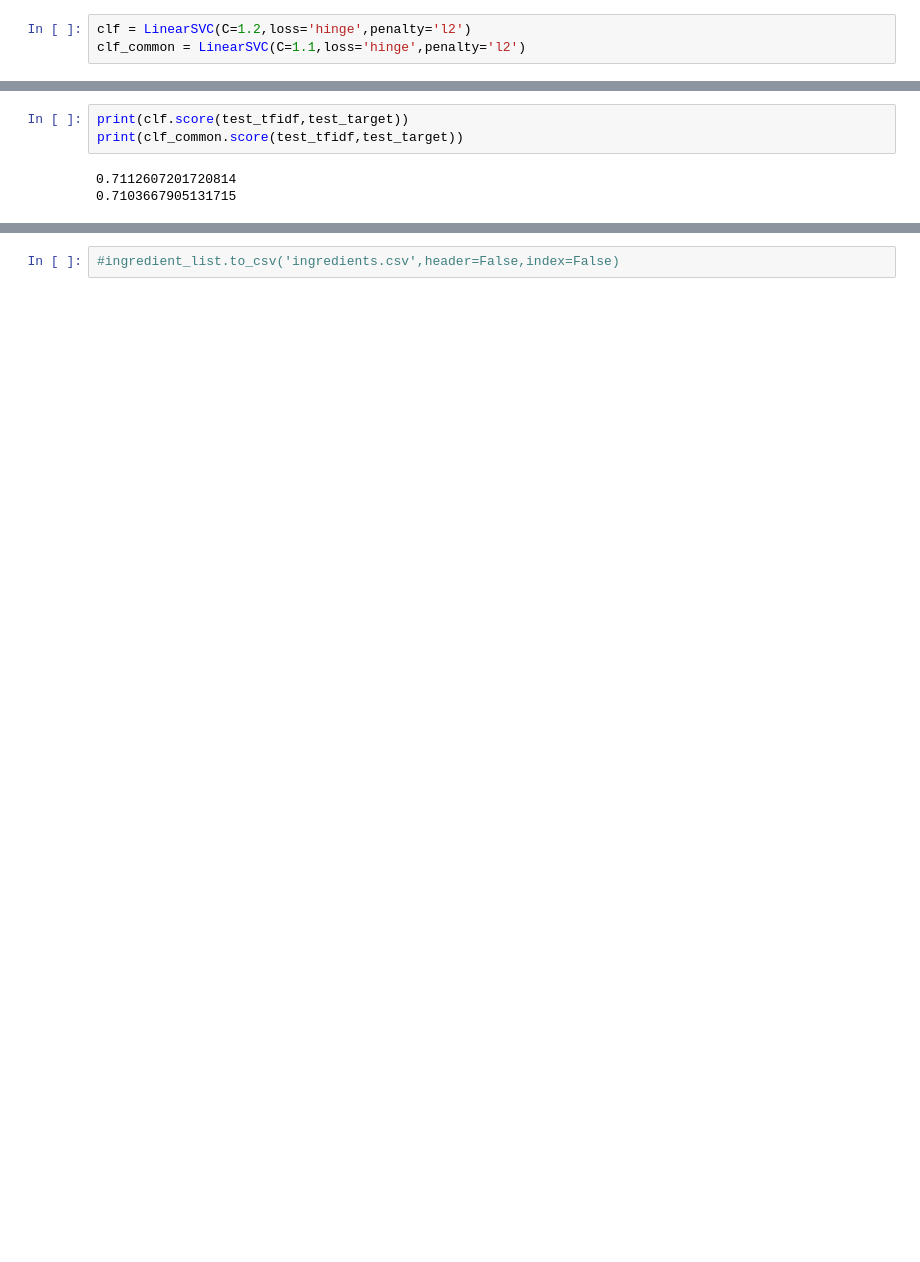
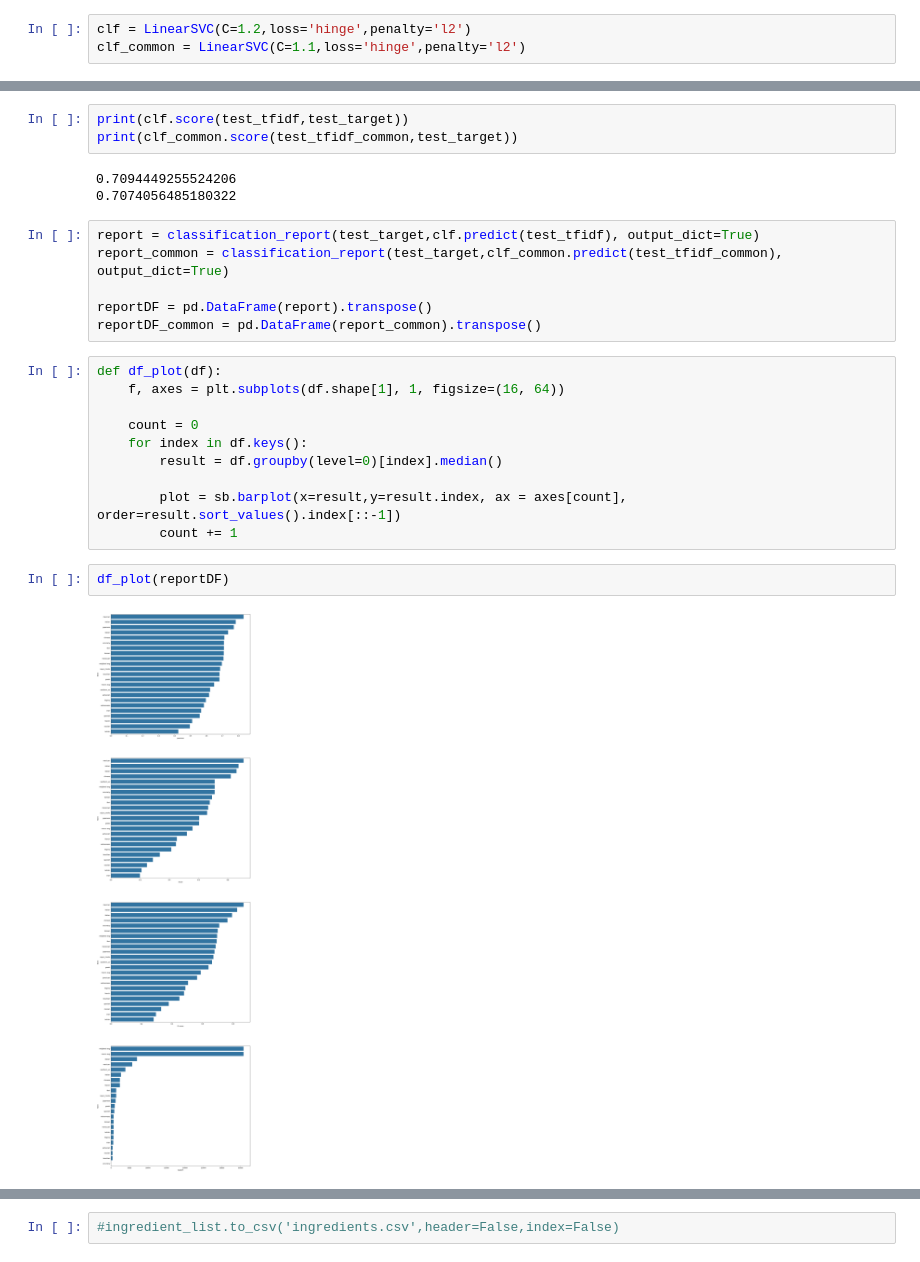
Before and after one commit to leeroychang/IE0005Project, a Jupyter notebook: codeRemoveCommon.ipynb, the cells around one changed output, grey strips where cells are left out. Cells and saved outputs as stored; diff of their text form; blank space fills up the shorter version.

Commit message:
Results

```diff
--- a/codeRemoveCommon.ipynb
+++ b/codeRemoveCommon.ipynb
@@ -291,7 +291,27 @@ clf_common.fit(train_tfidf,target)
 LinearSVC(C=1.1, loss='hinge')
 # %%
 print(clf.score(test_tfidf,test_target))
-print(clf_common.score(test_tfidf,test_target))
+print(clf_common.score(test_tfidf_common,test_target))
 # %% [output]
-0.7112607201720814
-0.7103667905131715
+0.7094449255524206
+0.7074056485180322
+# %%
+report = classification_report(test_target,clf.predict(test_tfidf), output_dict=True)
+report_common = classification_report(test_target,clf_common.predict(test_tfidf_common), output_dict=True)
+
+reportDF = pd.DataFrame(report).transpose()
+reportDF_common = pd.DataFrame(report_common).transpose()
+# %%
+def df_plot(df):
+    f, axes = plt.subplots(df.shape[1], 1, figsize=(16, 64))
+
+    count = 0
+    for index in df.keys():
+        result = df.groupby(level=0)[index].median()
+
+        plot = sb.barplot(x=result,y=result.index, ax = axes[count], order=result.sort_values().index[::-1])
+        count += 1
+# %%
+df_plot(reportDF)
+# %% [output]
+[figure, added]
```
Also changed, not shown: parts of 7 cells of this notebook.
